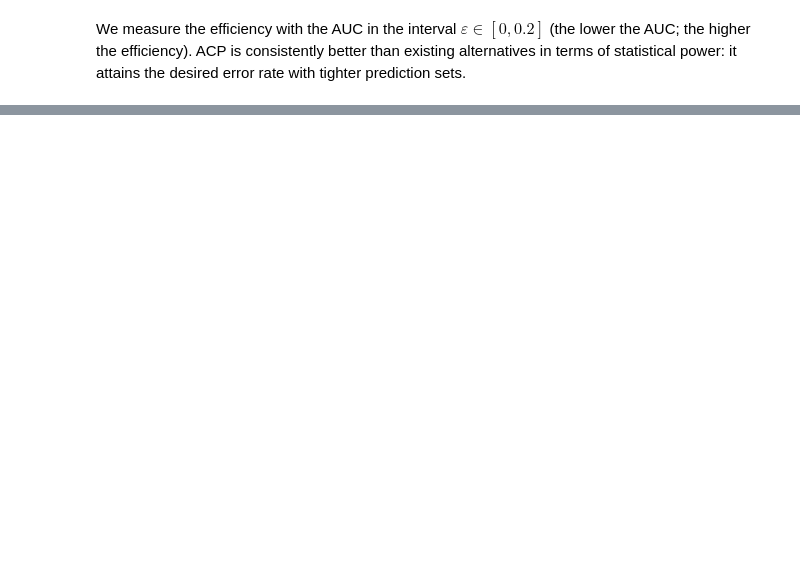
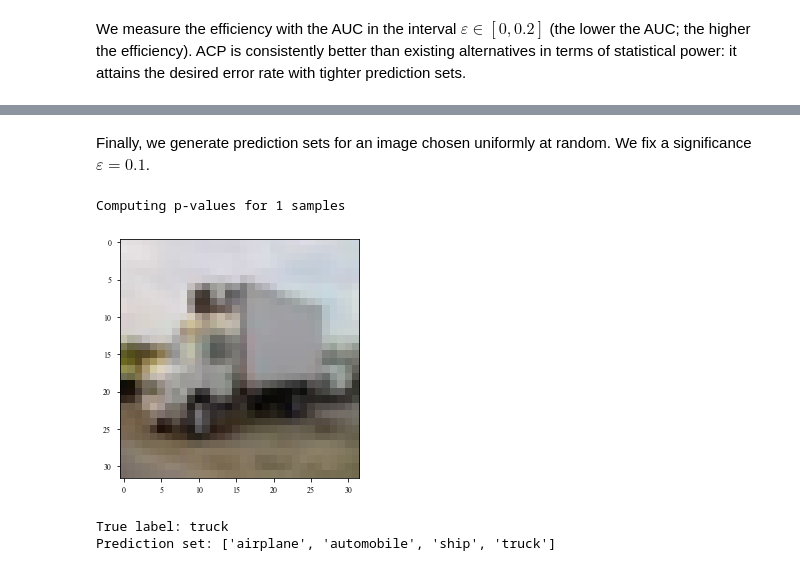
Before and after one commit to cambridge-mlg/acp, a Jupyter notebook: ACP_Tutorial.ipynb, the cells around one changed output, grey strips where cells are left out. Drawn from its saved outputs; the diff is of its cells as text; code cells hidden in the pictures; blank space fills up the shorter version.

```diff
--- a/ACP_Tutorial.ipynb
+++ b/ACP_Tutorial.ipynb
@@ -406,0 +405,18 @@ plt.tight_layout()
+# %%
+from tensorflow.keras.datasets import cifar10
+
+#1-loading cifar-10
+(Xtrain, Ytrain), (Xtest, Ytest) = cifar10.load_data()
+
+#2-Applying pre-processing
+Xtrain = normalize_flatten(Xtrain)
+Xtest = normalize_flatten(Xtest)
+Ytrain = scalar(Ytrain)
+Ytest = scalar(Ytest)
+
+#3-We reduce the dimensionality with an AE. Here we set an embedding of size 8
+EMBEDDING_SIZE = 8
+autoencoder = AE(input_shape=Xtrain.shape[1], embedding_size=EMBEDDING_SIZE, seed = SEED).to(device)
+autoencoder.load_state_dict(torch.load("models/AE_CIFAR-10_"+str(EMBEDDING_SIZE), map_location = 'cuda'))
+Xtrain_emb = np.array(autoencoder.embed(Xtrain))
+Xtest_emb = np.array(autoencoder.embed(Xtest))
@@ -406,0 +425,5 @@ plt.tight_layout()
+# %%
+NUM_NEURONS = [20,10]
+REG = 0.01
+model = NeuralNetwork(input_size = Xtrain_emb.shape[1], num_neurons = NUM_NEURONS, out_size = len(np.unique(Ytest)), seed = SEED, l2_reg = REG)
+ACP = ACP_D(Xtrain_emb, Ytrain, model, seed = SEED, verbose = True)
@@ -406,0 +441,23 @@ plt.tight_layout()
+# %% [markdown]
+Finally, we generate prediction sets for an image chosen uniformly at random. We fix a significance $\varepsilon=0.1$.
+# %%
+cand = random.randint(0, len(Ytest)-1)
+eps = 0.1
+sets = ACP.predict(Xtest_emb[cand].reshape(1, -1), eps, out_file = "results/CIFAR-10")
+# %% [output]
+Computing p-values for 1 samples
+# %%
+labels = ["airplane", "automobile", "bird", "cat", "deer", "dog", "frog", "horse", "ship", "truck"]
+
+image = Xtest[cand].reshape(32,32,3)
+fig = plt.figure
+plt.imshow(image)
+plt.show()
+
+print()
+print("True label: " + labels[Ytest[cand]])
+print("Prediction set: " + str([labels[label] for label in sets[0]]))
+# %% [output]
+[figure, added]
+True label: truck
+Prediction set: ['airplane', 'automobile', 'ship', 'truck']
```
Also changed, not shown: parts of 12 cells of this notebook.
